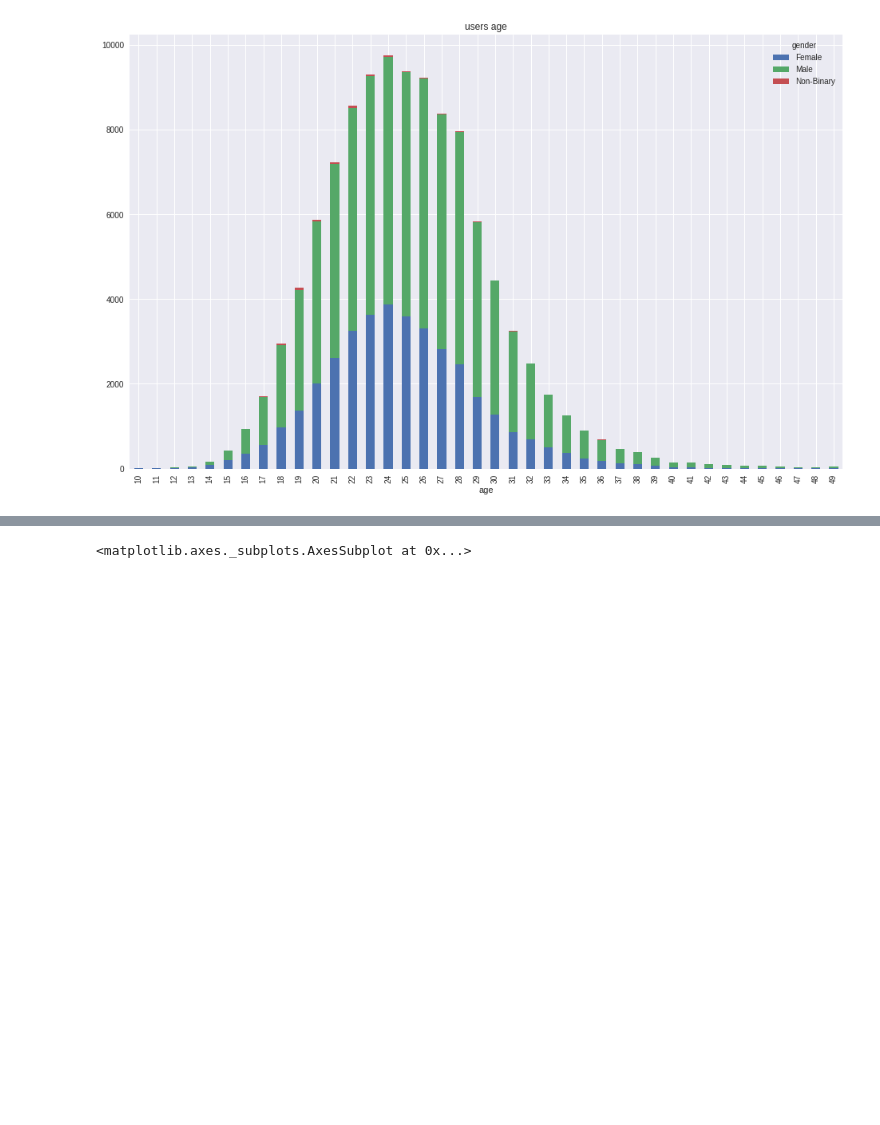
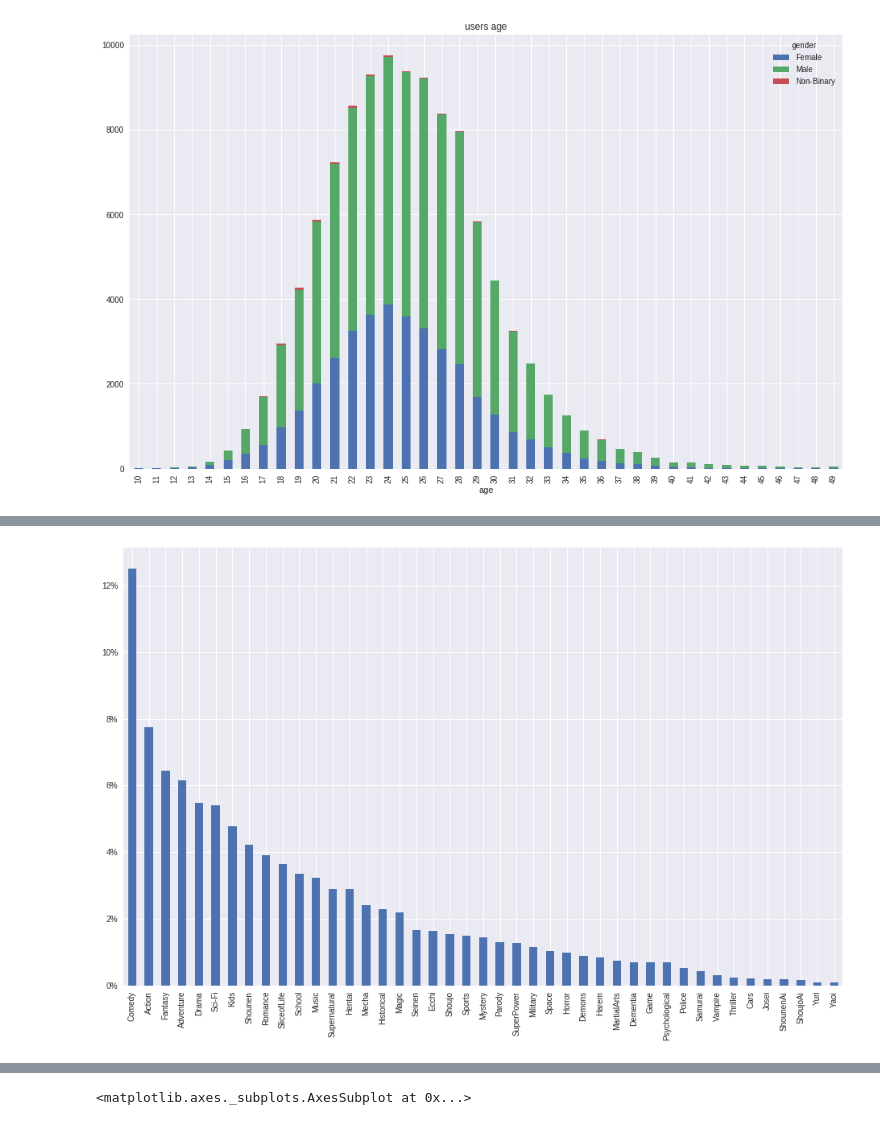
Before and after one commit to racinmat/mal-analysis, a Jupyter notebook: basic_analysis.ipynb, the cells around one changed output, grey strips where cells are left out. Saved outputs shown, nothing was run; the diff lists cells and outputs as text; code cells hidden in the pictures; blank space fills up the shorter version.

```diff
--- a/basic_analysis.ipynb
+++ b/basic_analysis.ipynb
@@ -161,0 +162,6 @@ genres.plot(kind='bar', figsize=(16, 10))
+# %%
+from matplotlib.ticker import FuncFormatter
+(genres / genres.sum()).plot(kind='bar', figsize=(16, 10))
+plt.gca().yaxis.set_major_formatter(FuncFormatter(lambda y, _: '{:.0%}'.format(y)))
+# %% [output]
+[figure, added]
```
Also changed, not shown: parts of 14 cells of this notebook, 1 other file.
